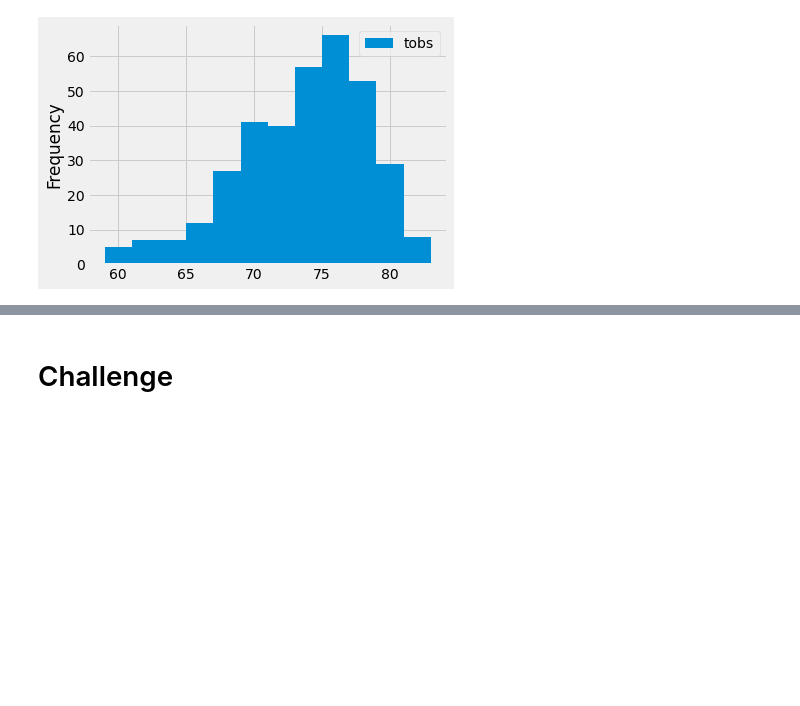
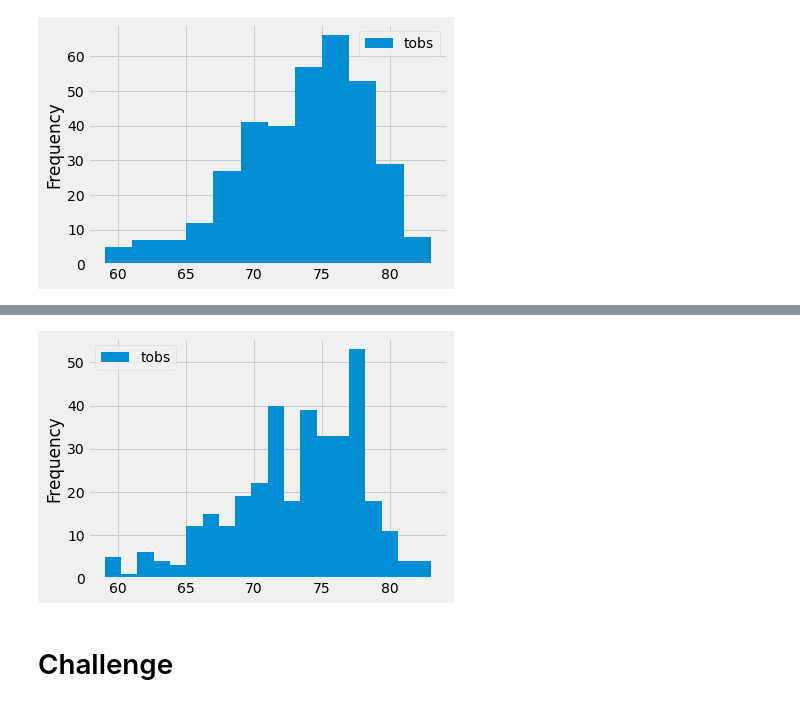
Before and after one commit to LasithaL/surfs_up, a Jupyter notebook: climate_analysis.ipynb, the cells around one changed output, grey strips where cells are left out. Cells and saved outputs as stored; diff of their text form; code cells hidden in the pictures; blank space fills up the shorter version.

```diff
--- a/climate_analysis.ipynb
+++ b/climate_analysis.ipynb
@@ -124,3 +129,8 @@ plt.tight_layout()
+# %%
+df.plot.hist(bins=20)
+plt.tight_layout()
+# %% [output]
+[figure, added]
 # %%
 # Write a function called `calc_temps` that will accept start date and end date in the format '%Y-%m-%d'
 # and return the minimum, average, and maximum temperatures for that range of dates
```
Also changed, not shown: parts of 1 cell of this notebook, 1 other file.
